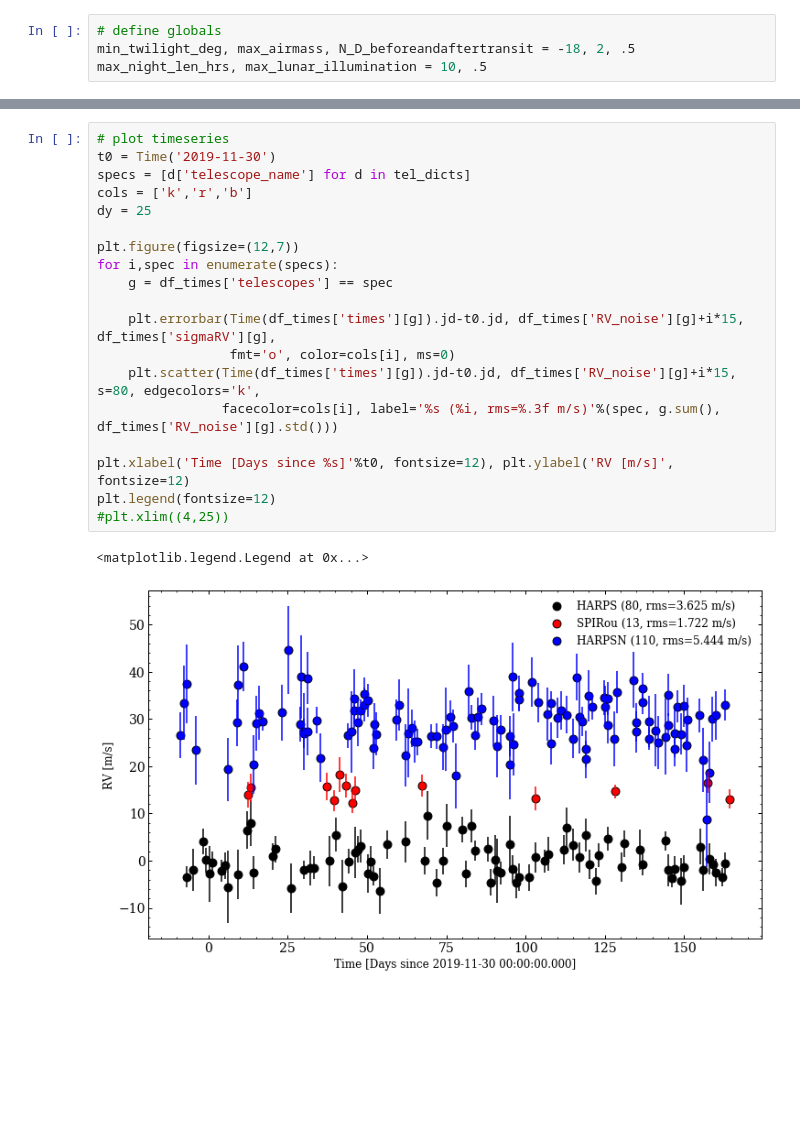
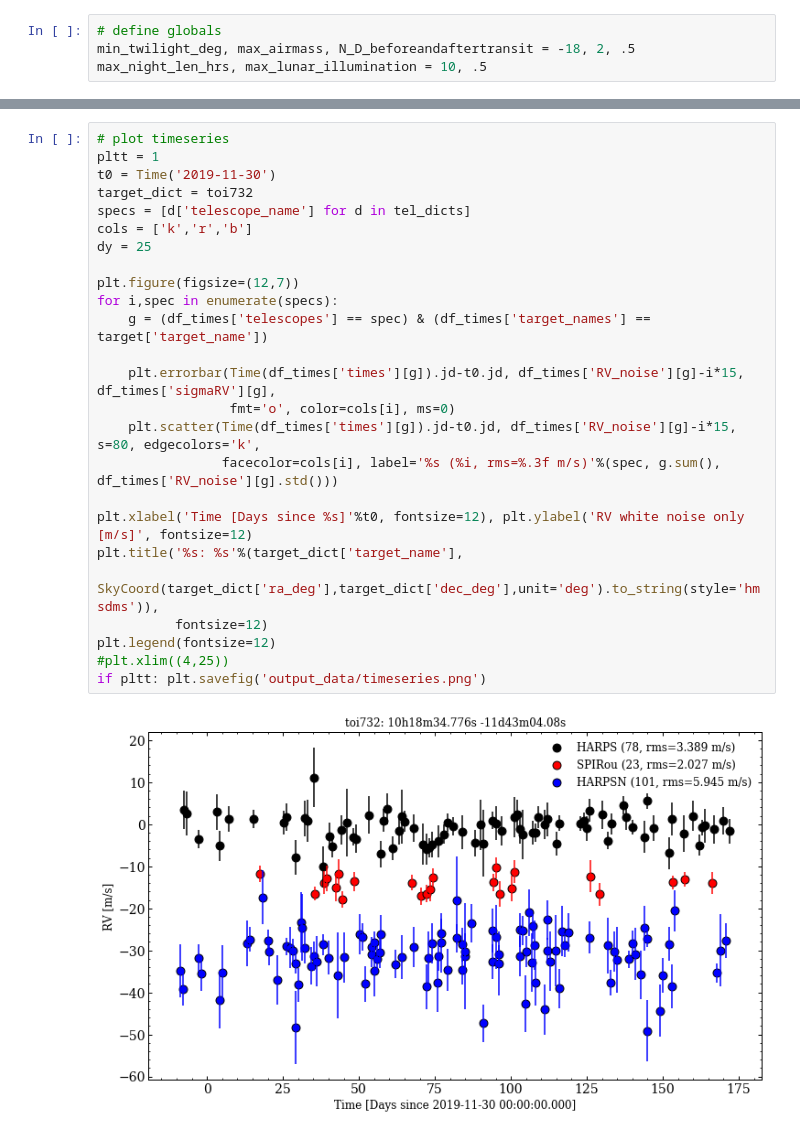
Before and after one commit to r-cloutier/RVSurvey, a Jupyter notebook: RVsurvey_WF.ipynb, the cells around one changed output, grey strips where cells are left out. Cells and saved outputs as stored; diff of their text form; blank space fills up the shorter version.

Commit message:
updated summary output and timeseries figure

```diff
--- a/RVsurvey_WF.ipynb
+++ b/RVsurvey_WF.ipynb
@@ -357,22 +361,27 @@ Wall time: 23.6 s
 # %%
 # plot timeseries
+pltt = 1
 t0 = Time('2019-11-30')
+target_dict = toi732
 specs = [d['telescope_name'] for d in tel_dicts]
 cols = ['k','r','b']
 dy = 25
 
 plt.figure(figsize=(12,7))
 for i,spec in enumerate(specs):
-    g = df_times['telescopes'] == spec
+    g = (df_times['telescopes'] == spec) & (df_times['target_names'] == target['target_name'])
 
-    plt.errorbar(Time(df_times['times'][g]).jd-t0.jd, df_times['RV_noise'][g]+i*15, df_times['sigmaRV'][g],
+    plt.errorbar(Time(df_times['times'][g]).jd-t0.jd, df_times['RV_noise'][g]-i*15, df_times['sigmaRV'][g],
                  fmt='o', color=cols[i], ms=0)
-    plt.scatter(Time(df_times['times'][g]).jd-t0.jd, df_times['RV_noise'][g]+i*15, s=80, edgecolors='k',
+    plt.scatter(Time(df_times['times'][g]).jd-t0.jd, df_times['RV_noise'][g]-i*15, s=80, edgecolors='k',
                 facecolor=cols[i], label='%s (%i, rms=%.3f m/s)'%(spec, g.sum(), df_times['RV_noise'][g].std()))
 
-plt.xlabel('Time [Days since %s]'%t0, fontsize=12), plt.ylabel('RV [m/s]', fontsize=12)
+plt.xlabel('Time [Days since %s]'%t0, fontsize=12), plt.ylabel('RV white noise only [m/s]', fontsize=12)
+plt.title('%s: %s'%(target_dict['target_name'],
+                    SkyCoord(target_dict['ra_deg'],target_dict['dec_deg'],unit='deg').to_string(style='hmsdms')),
+          fontsize=12)
 plt.legend(fontsize=12)
 #plt.xlim((4,25))
+if pltt: plt.savefig('output_data/timeseries.png')
 # %% [output]
-<matplotlib.legend.Legend at 0x...>
-[figure, old version]
+[figure, new version]
```
Also changed, not shown: parts of 14 cells of this notebook, 2 other files.
